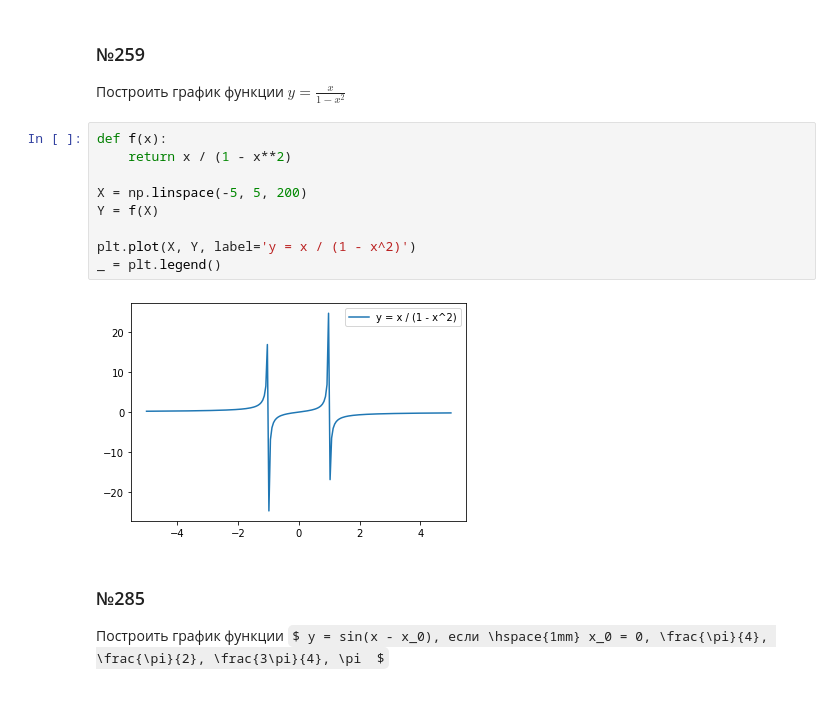
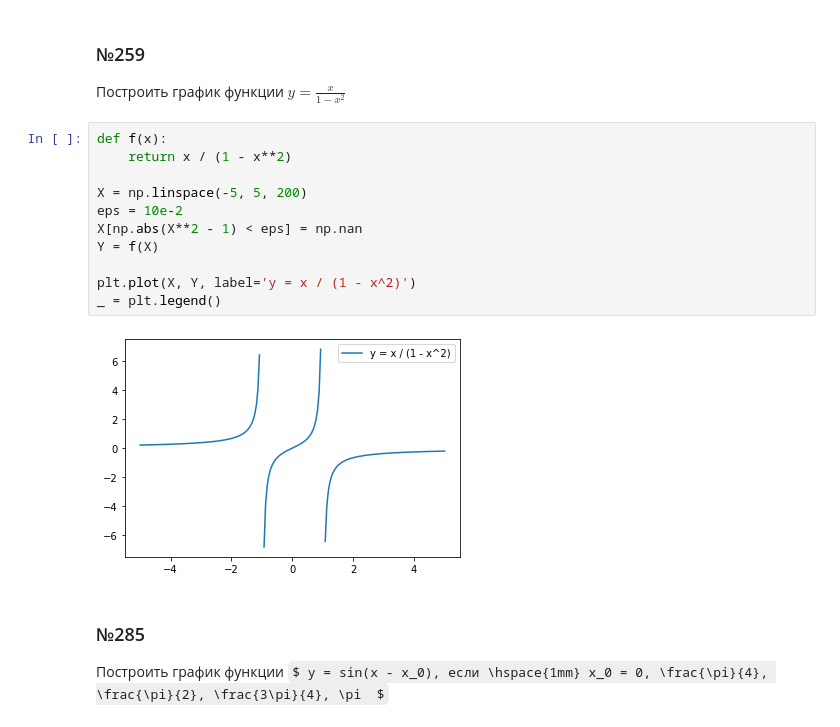
Before and after one commit to LegoOlegGelo/practice21_22, a Jupyter notebook: Practice.ipynb, the cells around one changed output. Drawn from its saved outputs; the diff is of its cells as text; some formulas as TeX source.

```diff
--- a/Practice.ipynb
+++ b/Practice.ipynb
@@ -29,14 +30,16 @@ def limit(f, x0, sign=1):
 # %%
 def f(x):
     return x / (1 - x**2)
 
 X = np.linspace(-5, 5, 200)
+eps = 10e-2
+X[np.abs(X**2 - 1) < eps] = np.nan
 Y = f(X)
 
 plt.plot(X, Y, label='y = x / (1 - x^2)')
 _ = plt.legend()
 # %% [output]
-[figure, old version]
+[figure, new version]
 # %% [markdown]
 ### №285
 Построить график функции $ y = sin(x - x_0), если \hspace{1mm} x_0 = 0, \frac{\pi}{4}, \frac{\pi}{2}, \frac{3\pi}{4}, \pi  $
```
Also changed, not shown: parts of 29 cells of this notebook.
